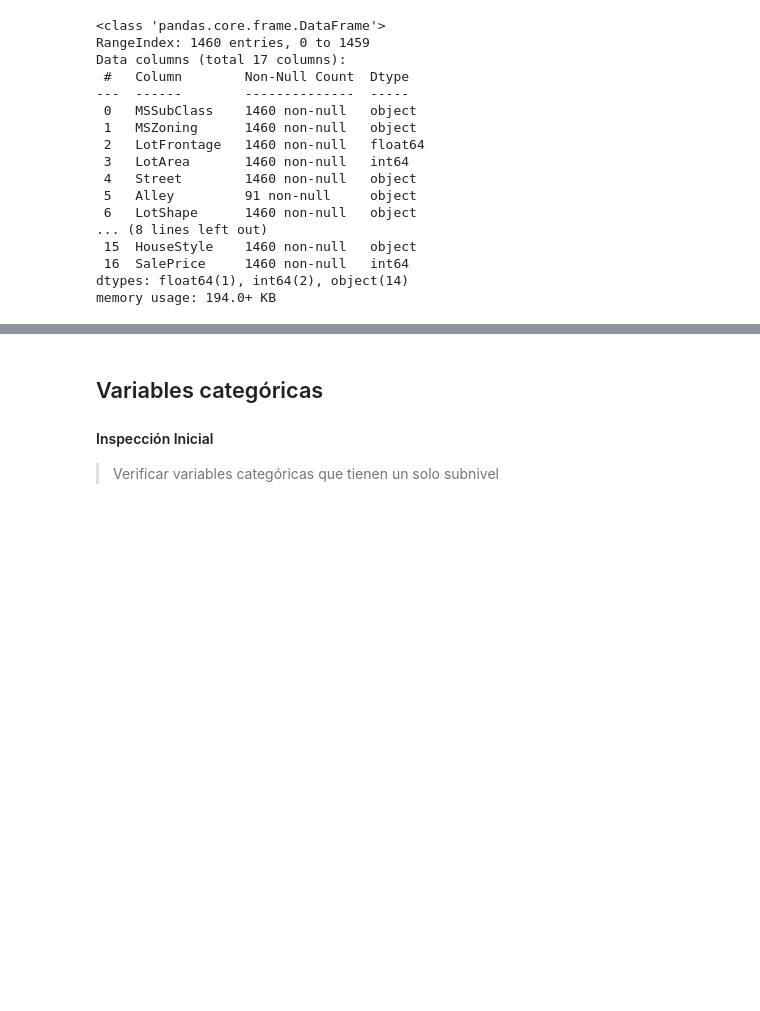
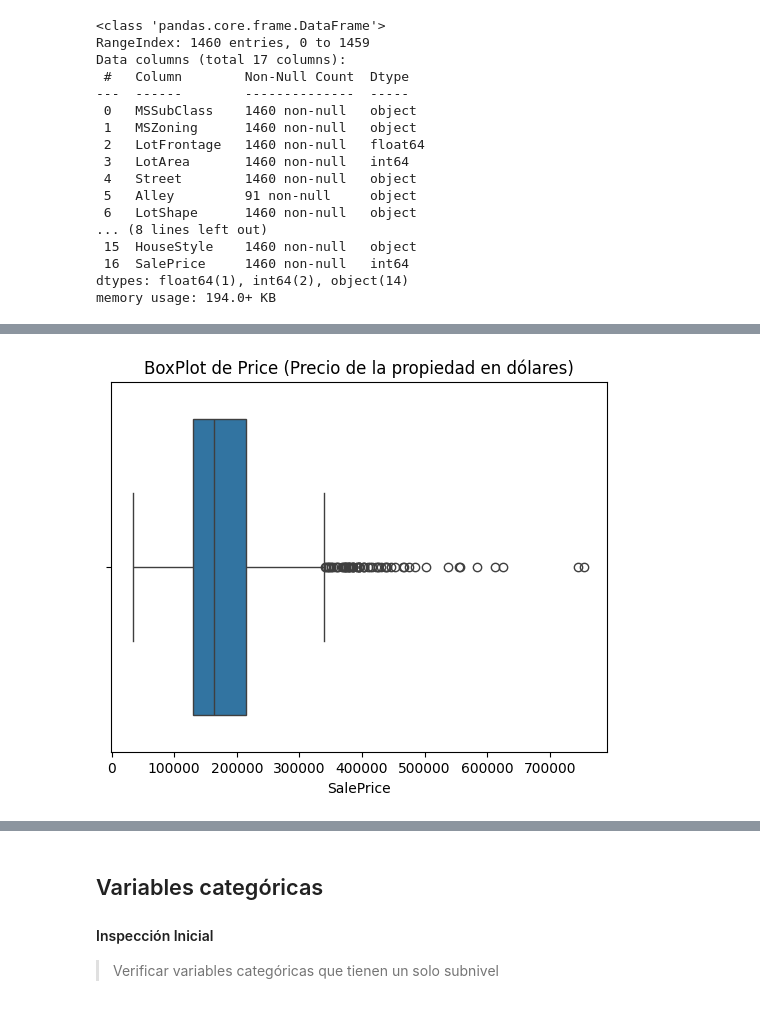
Before and after one commit to Club-CIAP/PreCIAP_2PAO_2025_Grupo2, a Jupyter notebook: notebooks/1.1-gts-data_cleaning.ipynb, the cells around one changed output, grey strips where cells are left out. Saved outputs shown, nothing was run; the diff lists cells and outputs as text; code cells hidden in the pictures; blank space fills up the shorter version.

```diff
--- a/notebooks/1.1-gts-data_cleaning.ipynb
+++ b/notebooks/1.1-gts-data_cleaning.ipynb
@@ -262,0 +283,6 @@ memory usage: 194.0+ KB
+# %%
+sns.boxplot(x=df['SalePrice'])
+plt.title('BoxPlot de Price (Precio de la propiedad en dólares)')
+plt.show()
+# %% [output]
+[figure, added]
```
Also changed, not shown: parts of 10 cells of this notebook.
